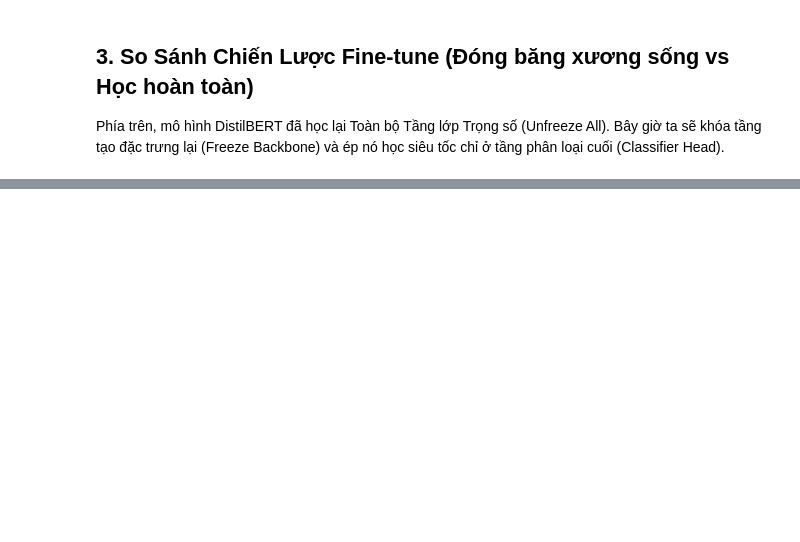
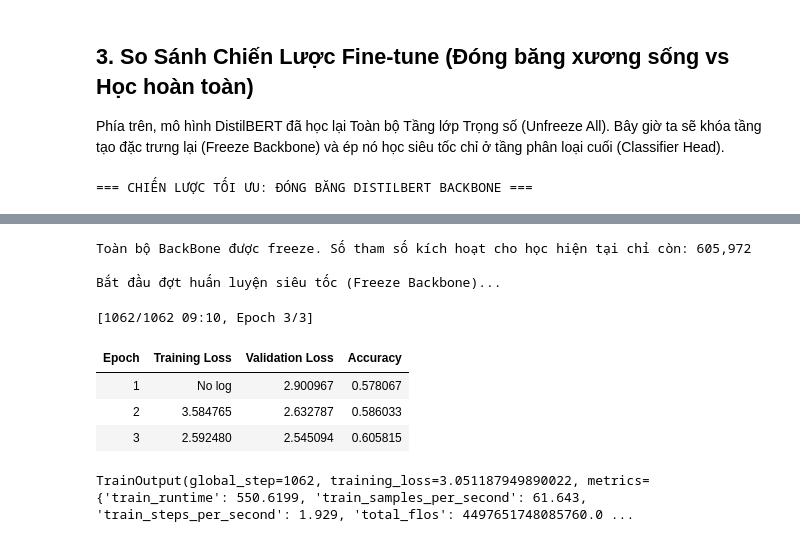
Before and after one commit to huyhoangg/ComputerVision_HCMUT, a Jupyter notebook: tgmt-assigntment1.ipynb, the cells around one changed output, grey strips where cells are left out. Saved outputs shown, nothing was run; the diff lists cells and outputs as text; code cells hidden in the pictures; blank space fills up the shorter version.

```diff
--- a/tgmt-assigntment1.ipynb
+++ b/tgmt-assigntment1.ipynb
@@ -421,41 +714,39 @@ print("- LSTM nhỏ gọn (~3,2 triệu tham số) xử lý văn bản tốn c
 ## 3. So Sánh Chiến Lược Fine-tune (Đóng băng xương sống vs Học hoàn toàn)
 Phía trên, mô hình DistilBERT đã học lại Toàn bộ Tầng lớp Trọng số (Unfreeze All). Bây giờ ta sẽ khóa tầng tạo đặc trưng lại (Freeze Backbone) và ép nó học siêu tốc chỉ ở tầng phân loại cuối (Classifier Head).
 # %%
-from transformers import Trainer, TrainingArguments
+from transformers import Trainer, TrainingArguments, DistilBertForSequenceClassification
 
 print("=== CHIẾN LƯỢC TỐI ƯU: ĐÓNG BĂNG DISTILBERT BACKBONE ===")
 
-try:
-    # Khởi tạo mô hình trắng
-    frozen_model = DistilBertForSequenceClassification.from_pretrained('distilbert-base-uncased', num_labels=20)
+# ĐÃ XÓA CHỮ 'try:' ĐỂ KHÔNG BỊ LỖI CÚ PHÁP NỮA
+frozen_model = DistilBertForSequenceClassification.from_pretrained('distilbert-base-uncased', num_labels=20)
 
-    # Khóa BackBone (Freeze toàn bộ layer của distilbert base)
-    for param in frozen_model.distilbert.parameters():
-        param.requires_grad = False
+# Khóa BackBone (Freeze toàn bộ layer của distilbert base)
+for param in frozen_model.distilbert.parameters():
+    param.requires_grad = False
 
-    print(f"Toàn bộ BackBone đã xích lại. Số tham số kích hoạt cho phép học hiện tại chỉ còn: {sum(p.numel() for p in frozen_model.parameters() if p.requires_grad):,}")
+print(f"Toàn bộ BackBone được freeze. Số tham số kích hoạt cho học hiện tại chỉ còn: {sum(p.numel() for p in frozen_model.parameters() if p.requires_grad):,}")
 
-    # Cấu hình Train (1 Epoch test thử) - Fix thông số strategy và giảm Batch Size chống OOM VRAM
-    training_args_frozen = TrainingArguments(
-        output_dir="./results_frozen",
-        eval_strategy="epoch",  # Sửa lại thành eval_strategy (cú pháp mới của transformers)
-        learning_rate=3e-4,
-        per_device_train_batch_size=16,
-        per_device_eval_batch_size=16,
-        num_train_epochs=1,
-        weight_decay=0.01,
-    )
+# Cấu hình Train (1 Epoch test thử)
+training_args_frozen = TrainingArguments(
+    output_dir="./results_frozen",
+    eval_strategy="epoch",
+    learning_rate=3e-4,
+    per_device_train_batch_size=16,
+    per_device_eval_batch_size=16,
+    num_train_epochs=3,
+    weight_decay=0.01,
+)
 
-    trainer_frozen = Trainer(
-        model=frozen_model,
-        args=training_args_frozen,
-        train_dataset=train_dataset, # Thay tokenized_train bằng train_dataset cho đúng tên biến
-        eval_dataset=test_dataset,   # Thay tokenized_test bằng test_dataset
-        compute_metrics=compute_metrics # Kế thừa lại hàm compute_metrics của bạn
-    )
+trainer_frozen = Trainer(
+    model=frozen_model,
+    args=training_args_frozen,
+    train_dataset=train_dataset,
+    eval_dataset=test_dataset,
+    compute_metrics=compute_metrics
+)
 
-    print("\nBắt đầu đợt huấn luyện siêu tốc (Freeze Backbone)...")
-    print("Vui lòng BẤM CHẠY lệnh 'trainer_frozen.train()' và quan sát Thời Gian train sẽ rút ngắn đột biến (do số Parameters tụt dốc)!")
-
-    # Uncomment dòng dưới để Train thực tế
-    trainer_frozen.train()
+print("\nBắt đầu đợt huấn luyện siêu tốc (Freeze Backbone)...")
+trainer_frozen.train()
+# %% [output]
+=== CHIẾN LƯỢC TỐI ƯU: ĐÓNG BĂNG DISTILBERT BACKBONE ===
@@ -461,0 +769,9 @@ try:
+Toàn bộ BackBone được freeze. Số tham số kích hoạt cho học hiện tại chỉ còn: 605,972
+
+Bắt đầu đợt huấn luyện siêu tốc (Freeze Backbone)...
+[1062/1062 09:10, Epoch 3/3]
+| Epoch | Training Loss | Validation Loss | Accuracy |
+| 1 | No log | 2.900967 | 0.578067 |
+| 2 | 3.584765 | 2.632787 | 0.586033 |
+| 3 | 2.592480 | 2.545094 | 0.605815 |
+TrainOutput(global_step=1062, training_loss=3.051187949890022, metrics={'train_runtime': 550.6199, 'train_samples_per_second': 61.643, 'train_steps_per_second': 1.929, 'total_flos': 4497651748085760.0 ...
```
Also changed, not shown: parts of 18 cells of this notebook.
